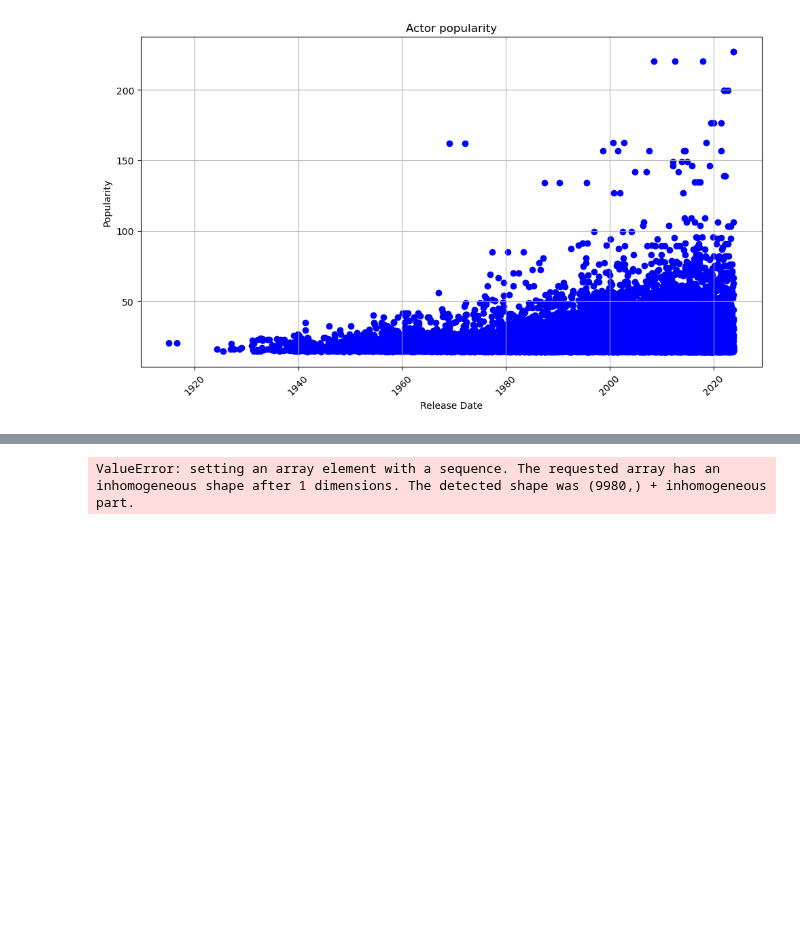
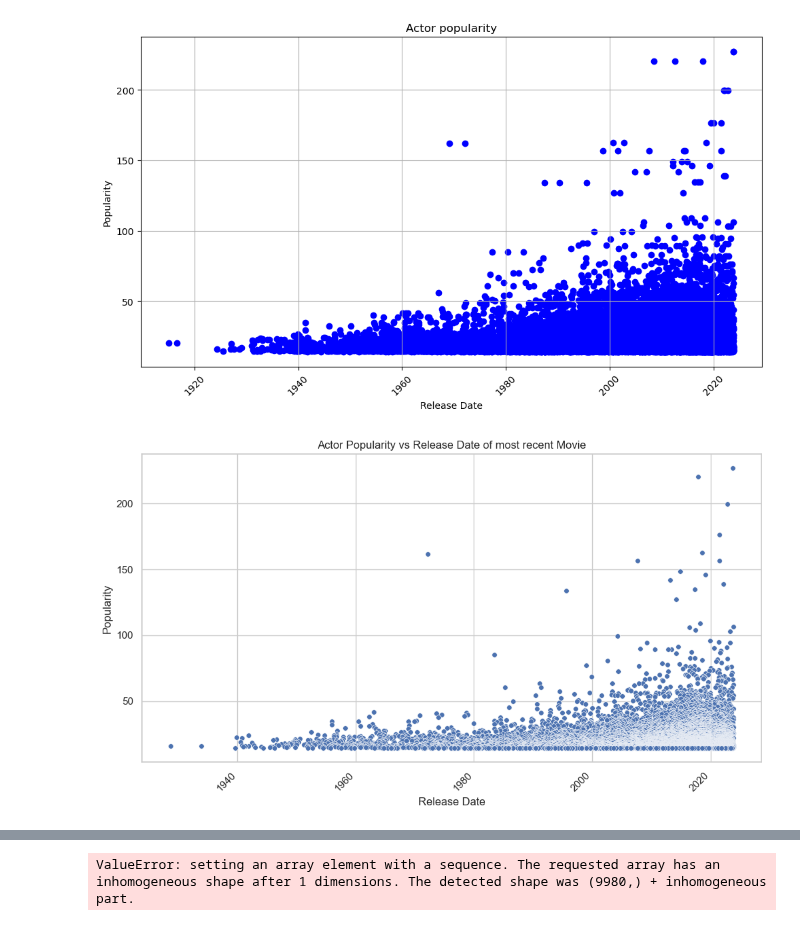
Before and after one commit to epfl-ada/ada-2023-project-cinemada, a Jupyter notebook: Preprocessing/popularity.ipynb, the cells around one changed output, grey strips where cells are left out. Saved outputs shown, nothing was run; the diff lists cells and outputs as text; code cells hidden in the pictures; blank space fills up the shorter version.

```diff
--- a/Preprocessing/popularity.ipynb
+++ b/Preprocessing/popularity.ipynb
@@ -158,3 +168,36 @@ plt.tight_layout()
 plt.show()
 # %% [output]
 [figure]
+# %%
+import matplotlib.dates as mdates
+movie_release_date = []
+actor_pop = []
+popdf = pd.DataFrame()
+
+for i in tmdb_actors.index:
+    #n_movies = len(tmdb_actors['known_for'].loc[i])
+    date = pd.to_datetime([movie['release_date'] for movie in tmdb_actors['known_for'].loc[i]]).max()
+    movie_release_date.append(date)  # Flatten the list of dates
+    actor_pop.append(tmdb_actors['popularity'].iloc[i])  # Use np.full to repeat the popularity value
+
+popdf["recent release"]= movie_release_date
+popdf["popularity"]=actor_pop
+
+sns.set(style="whitegrid")
+
+# Create a scatter plot
+plt.figure(figsize=(12, 6))
+scatter_plot = sns.scatterplot(x='recent release', y='popularity', data=popdf, s=30, palette='colorblind')
+
+# Rotate x-axis labels for better readability
+plt.xticks(rotation=45, ha='right')
+
+# Set plot title and labels
+plt.title('Actor Popularity vs Release Date of most recent Movie')
+plt.xlabel('Release Date')
+plt.ylabel('Popularity')
+
+# Show the plot
+plt.show()
+# %% [output]
+[figure, added]
```
Also changed, not shown: parts of 3 cells of this notebook.
